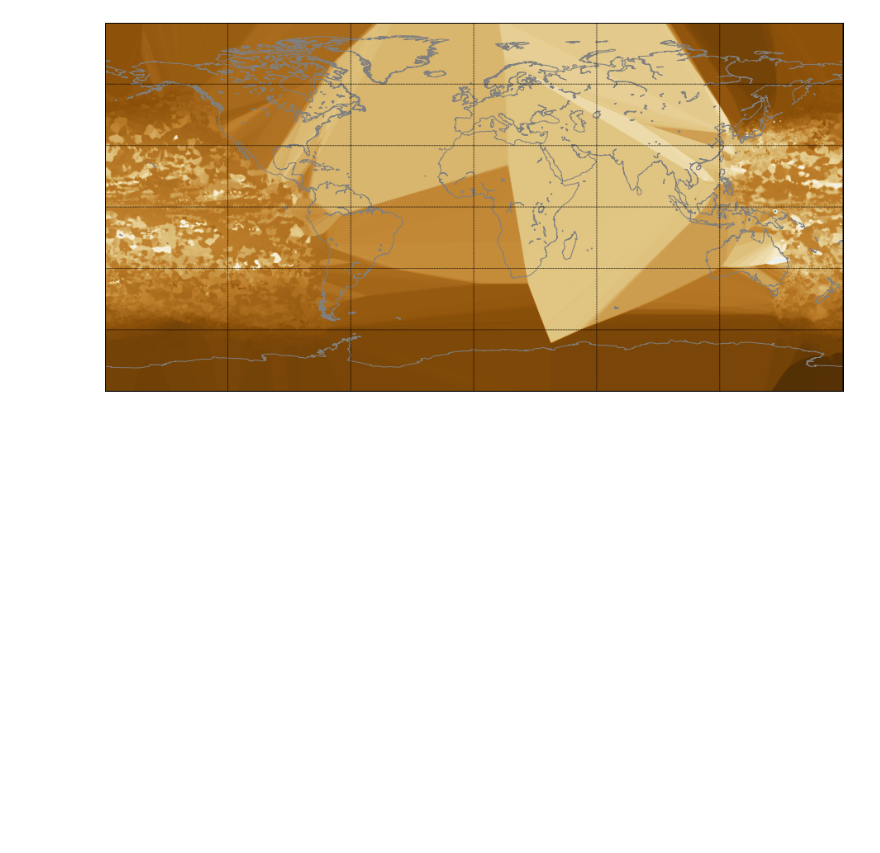
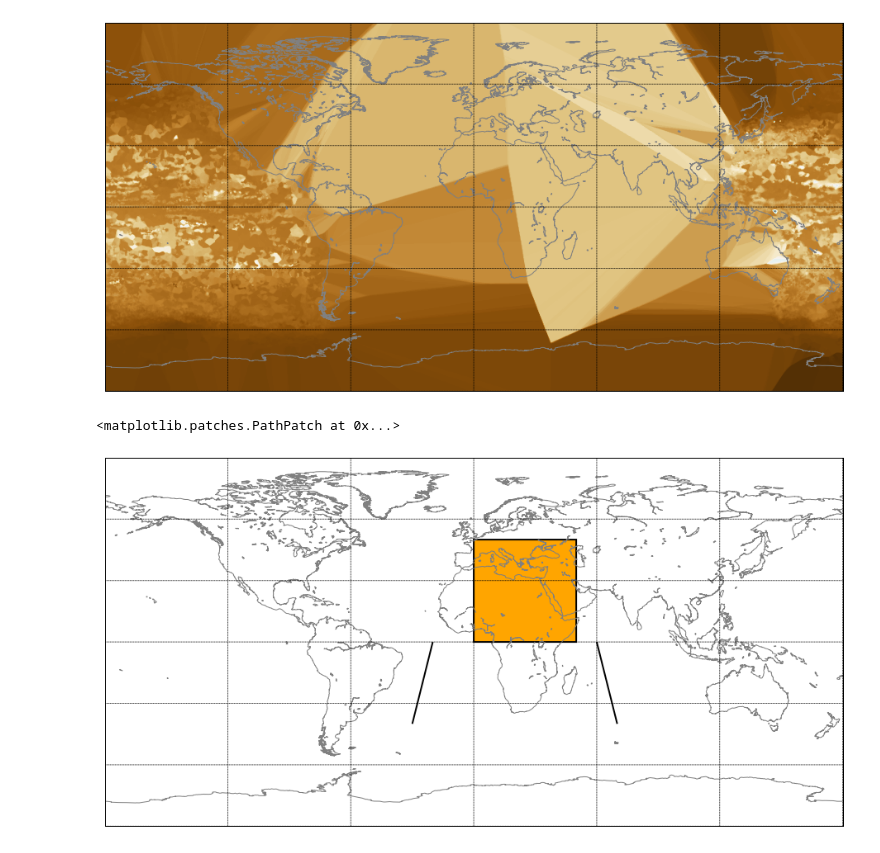
Before and after one commit to jpivarski-talks/2021-02-09-propose-scipy2021-tutorial, a Jupyter notebook: prep/argo-floats.ipynb, the cells around one changed output. Saved outputs shown, nothing was run; the diff lists cells and outputs as text; code cells hidden in the pictures; blank space fills up the shorter version.

```diff
--- a/prep/argo-floats.ipynb
+++ b/prep/argo-floats.ipynb
@@ -72,3 +72,41 @@ plt.imshow(rasterized.reshape(1000, 1000), cmap="BrBG", extent=(-180, 180, -90,
 # %% [output]
 <matplotlib.image.AxesImage at 0x...>
 [figure]
+# %%
+fig, ax = plt.subplots(figsize=(16, 16))
+basemap = mpl_toolkits.basemap.Basemap(projection="cyl", lon_0=0, resolution="l")
+basemap.drawcoastlines(color="gray")
+basemap.drawparallels(np.arange(-90, 120, 30))
+basemap.drawmeridians(np.arange(0., 420, 60))
+basemap.drawmapboundary()
+
+verts = [
+    (0, 0),    # left, bottom
+    (0, 50),   # left, top
+    (50, 50),  # right, top
+    (50, 0),   # right, bottom
+    (0, 0),    # ignored
+    (-20, 0),
+    (-30, -40),
+    (60, 0),
+    (70, -40),
+]
+
+codes = [
+    matplotlib.path.Path.MOVETO,
+    matplotlib.path.Path.LINETO,
+    matplotlib.path.Path.LINETO,
+    matplotlib.path.Path.LINETO,
+    matplotlib.path.Path.CLOSEPOLY,
+    matplotlib.path.Path.MOVETO,
+    matplotlib.path.Path.LINETO,
+    matplotlib.path.Path.MOVETO,
+    matplotlib.path.Path.LINETO,
+]
+
+path = matplotlib.path.Path(verts, codes)
+patch = matplotlib.patches.PathPatch(path, facecolor='orange', lw=2)
+ax.add_patch(patch)
+# %% [output]
+<matplotlib.patches.PathPatch at 0x...>
+[figure, added]
```
